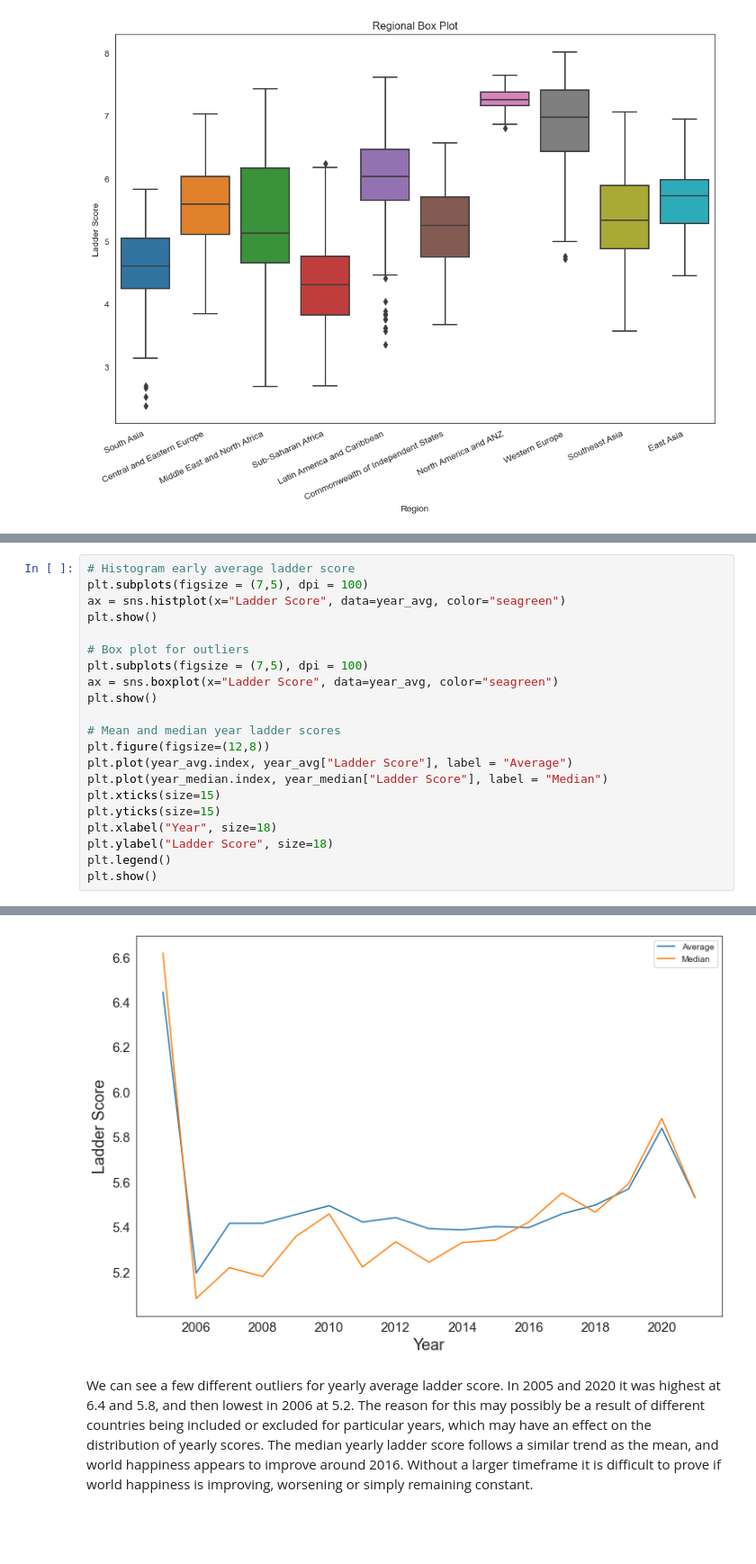
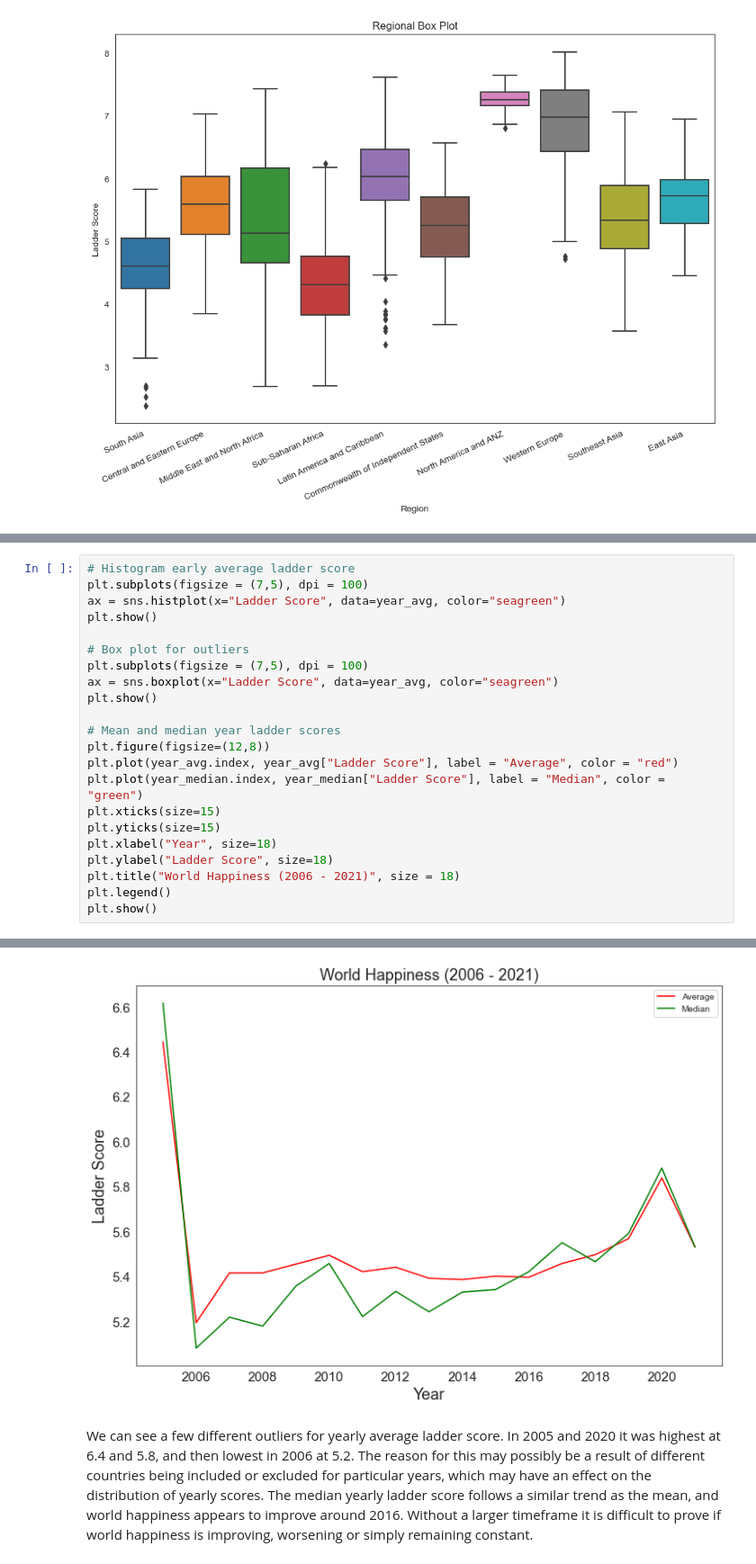
Before and after one commit to paul-trood/Portfolio-World_Happiness_Report, a Jupyter notebook: world_happiness.ipynb, the cells around one changed output, grey strips where cells are left out. Shown at 90% size. Drawn from its saved outputs; the diff is of its cells as text; blank space fills up the shorter version.

```diff
--- a/world_happiness.ipynb
+++ b/world_happiness.ipynb
@@ -961,28 +966,29 @@ g.set_xlabels("Ladder Score");
 # %%
 # Histogram early average ladder score
 plt.subplots(figsize = (7,5), dpi = 100)
 ax = sns.histplot(x="Ladder Score", data=year_avg, color="seagreen")
 plt.show()
 
 # Box plot for outliers
 plt.subplots(figsize = (7,5), dpi = 100)
 ax = sns.boxplot(x="Ladder Score", data=year_avg, color="seagreen")
 plt.show()
 
 # Mean and median year ladder scores
 plt.figure(figsize=(12,8))
-plt.plot(year_avg.index, year_avg["Ladder Score"], label = "Average")
-plt.plot(year_median.index, year_median["Ladder Score"], label = "Median")
+plt.plot(year_avg.index, year_avg["Ladder Score"], label = "Average", color = "red")
+plt.plot(year_median.index, year_median["Ladder Score"], label = "Median", color = "green")
 plt.xticks(size=15)
 plt.yticks(size=15)
 plt.xlabel("Year", size=18)
 plt.ylabel("Ladder Score", size=18)
+plt.title("World Happiness (2006 - 2021)", size = 18)
 plt.legend()
 plt.show()
 # %% [output]
 [figure]
 [figure]
-[figure, old version]
+[figure, new version]
 # %% [markdown]
 We can see a few different outliers for yearly average ladder score. In 2005 and 2020 it was highest at 6.4 and 5.8, and then lowest in 2006 at 5.2. The reason for this may possibly be a result of different countries being included or excluded for particular years, which may have an effect on the distribution of yearly scores.
 The median yearly ladder score follows a similar trend as the mean, and world happiness appears to improve around 2016.
```
Also changed, not shown: parts of 14 cells of this notebook.
